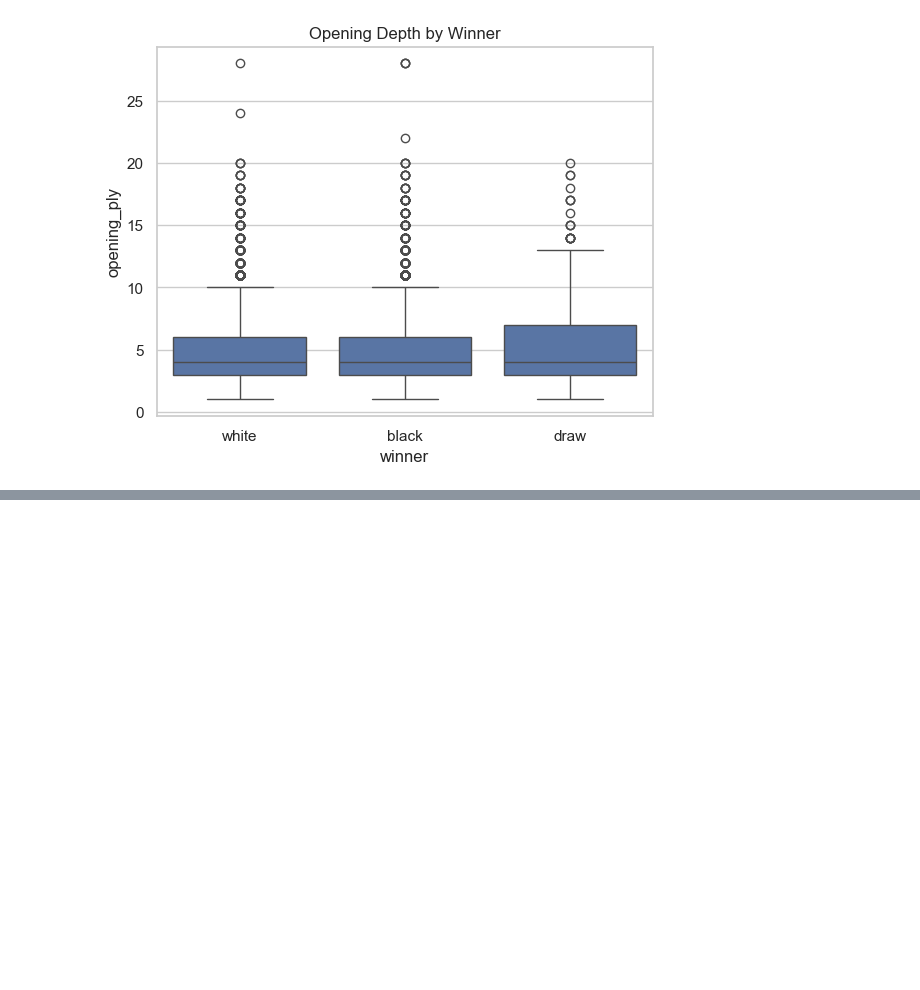
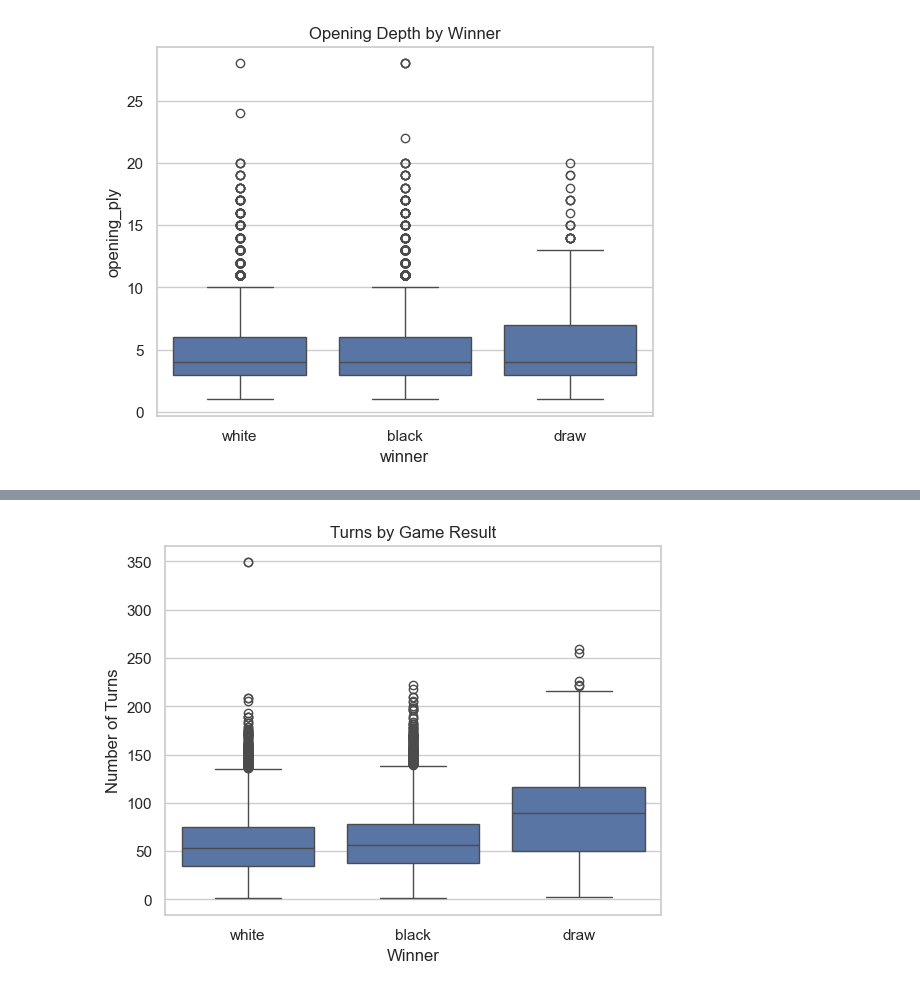
Before and after one commit to aakash-gupta02/LiChess-Analysis-Python, a Jupyter notebook: overview & analytics.ipynb, the cells around one changed output, grey strips where cells are left out. Drawn from its saved outputs; the diff is of its cells as text; code cells hidden in the pictures; blank space fills up the shorter version.

```diff
--- a/overview & analytics.ipynb
+++ b/overview & analytics.ipynb
@@ -287,0 +303,10 @@ Name: opening_ply, dtype: float64
+# %%
+ # Do longer games (more turns) end more often in draws or wins?
+
+sns.boxplot(x='winner', y='turns', data=df)
+plt.title("Turns by Game Result")
+plt.xlabel("Winner")
+plt.ylabel("Number of Turns")
+plt.show()
+# %% [output]
+[figure, added]
```
Also changed, not shown: parts of 7 cells of this notebook.
